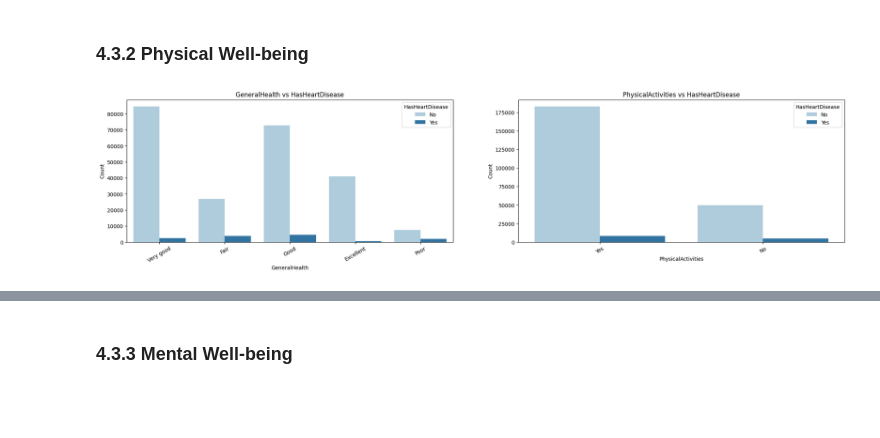
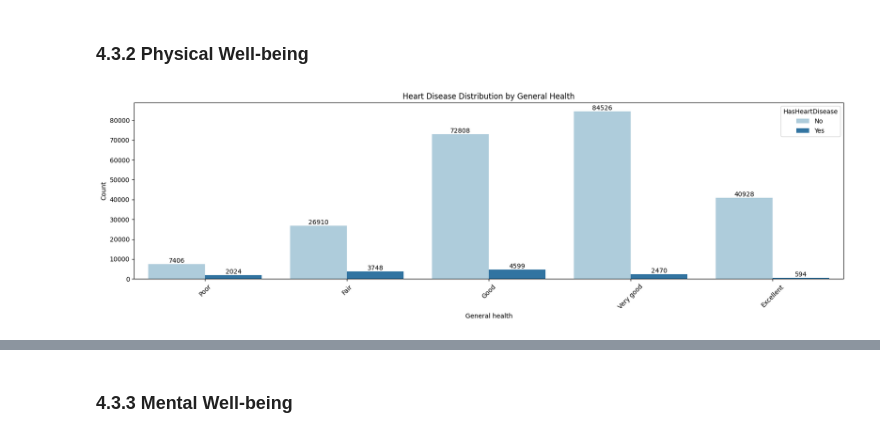
Before and after one commit to raymondcen/Heart-Disease-Predictor, a Jupyter notebook: notebook/EDA HEART DISEASE.ipynb, the cells around one changed output, grey strips where cells are left out. Drawn from its saved outputs; the diff is of its cells as text; code cells hidden in the pictures; blank space fills up the shorter version.

```diff
--- a/notebook/EDA HEART DISEASE.ipynb
+++ b/notebook/EDA HEART DISEASE.ipynb
@@ -394,20 +418,21 @@ plt.show()
 # %% [markdown]
 ### 4.3.2 Physical Well-being
 # %%
-#for bar graph
-health2_vars = ["GeneralHealth", "PhysicalActivities"]
-data_cols2 = df[["GeneralHealth", "PhysicalActivities","HasHeartDisease"]]
+custom=['Poor', 'Fair', 'Good', 'Very good', 'Excellent']
+plt.figure(figsize=(20, 5))
+ax = sns.countplot(data=df,
+              x='GeneralHealth',
+              hue='HasHeartDisease',
+              palette='Paired',
+              order=custom)
 
-#health 2 variablees plot
-fig, axes = plt.subplots(1, 2, figsize=(25,5))
-axes = axes.flatten()
-for i, col in enumerate(health2_vars):
-    sns.countplot(data=data_cols2, x=col, hue="HasHeartDisease", ax=axes[i], palette="Paired")
-    axes[i].set_title(f"{col} vs HasHeartDisease")
-    axes[i].set_ylabel("Count")
-    axes[i].legend(title="HasHeartDisease", labels=["No", "Yes"])
+for container in ax.containers:     # label bar value counts
+    ax.bar_label(container, fmt='%d', label_type='edge')
 
-    # Rotate and shrink x-axis labels
-    axes[i].tick_params(axis='x', labelrotation=30)
+plt.title('Heart Disease Distribution by General Health')
+plt.xlabel('General health')
+plt.ylabel('Count')
+plt.xticks(rotation=45)
+plt.show()
 # %% [output]
-[figure, old version]
+[figure, new version]
```
Also changed, not shown: parts of 12 cells of this notebook.
